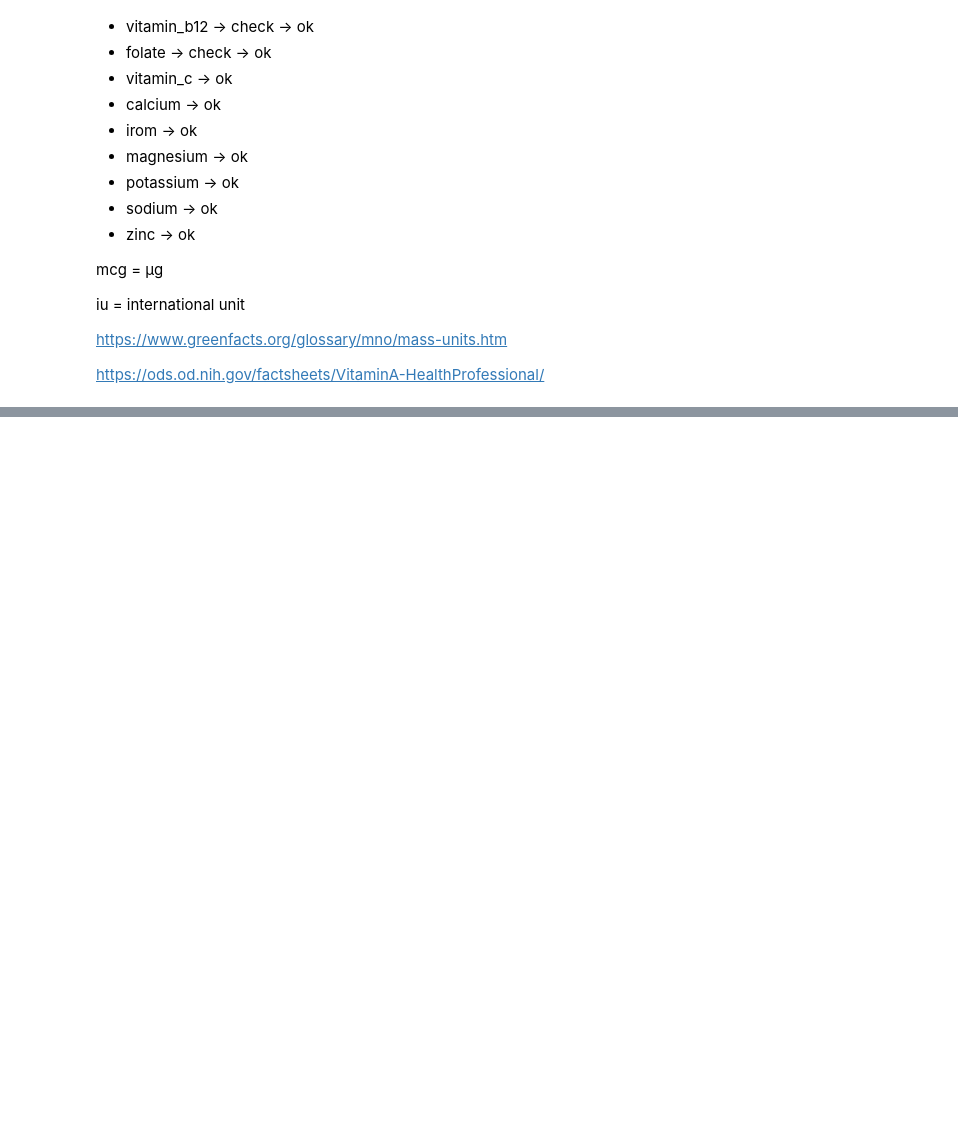
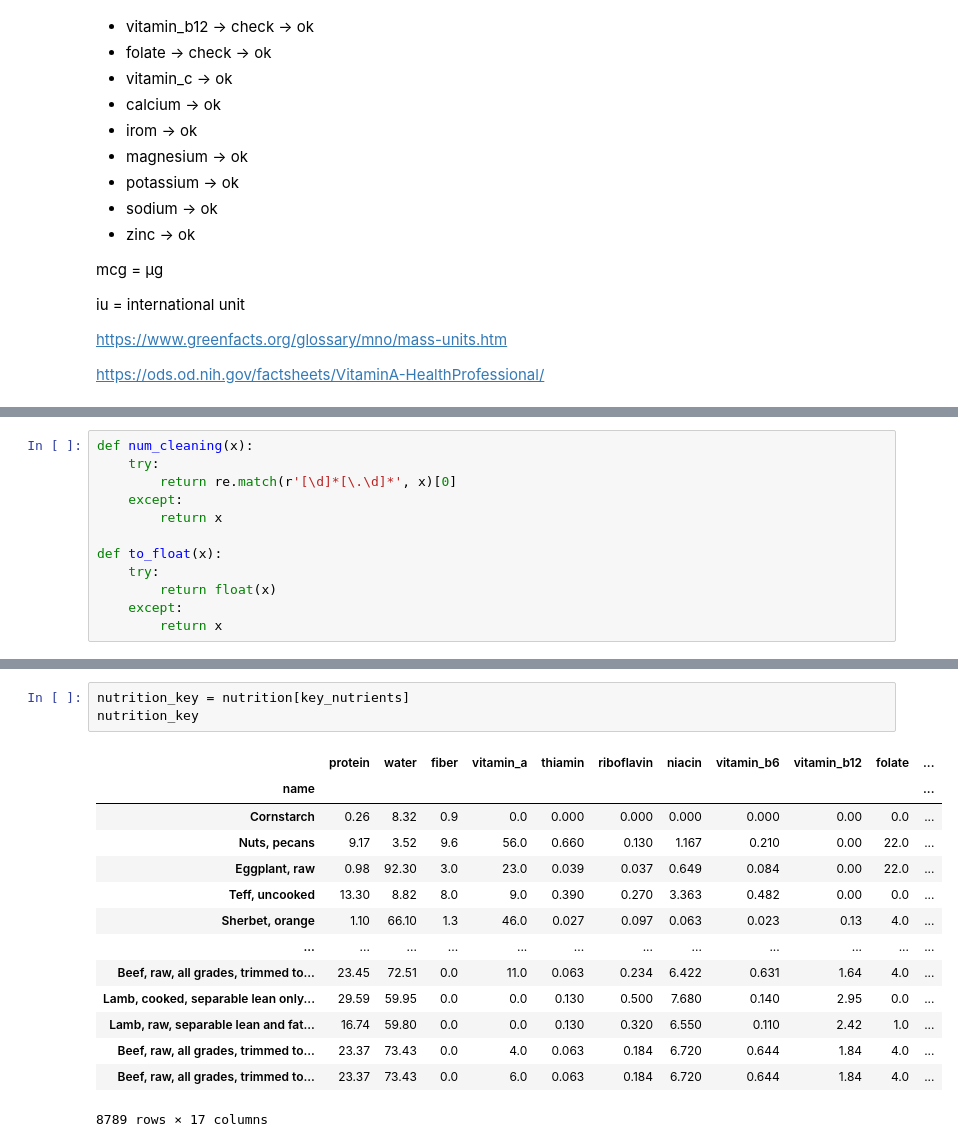
Before and after one commit to Jasc94/thebridge, a Jupyter notebook: 0_Project_EDA/notebooks/nutrition_3.ipynb, the cells around one changed output, grey strips where cells are left out. Drawn from its saved outputs; the diff is of its cells as text; blank space fills up the shorter version.

```diff
--- a/0_Project_EDA/notebooks/nutrition_3.ipynb
+++ b/0_Project_EDA/notebooks/nutrition_3.ipynb
@@ -62,0 +94,12 @@ https://ods.od.nih.gov/factsheets/VitaminA-HealthProfessional/
+# %%
+def num_cleaning(x):
+    try:
+        return re.match(r'[\d]*[\.\d]*', x)[0]
+    except:
+        return x
+
+def to_float(x):
+    try:
+        return float(x)
+    except:
+        return x
@@ -62,0 +228,18 @@ https://ods.od.nih.gov/factsheets/VitaminA-HealthProfessional/
+# %%
+nutrition_key = nutrition[key_nutrients]
+nutrition_key
+# %% [output]
+|  | protein | water | fiber | vitamin_a | thiamin | riboflavin | niacin | vitamin_b6 | vitamin_b12 | folate | ... |
+| name |  |  |  |  |  |  |  |  |  |  | ... |
+| Cornstarch | 0.26 | 8.32 | 0.9 | 0.0 | 0.000 | 0.000 | 0.000 | 0.000 | 0.00 | 0.0 | ... |
+| Nuts, pecans | 9.17 | 3.52 | 9.6 | 56.0 | 0.660 | 0.130 | 1.167 | 0.210 | 0.00 | 22.0 | ... |
+| Eggplant, raw | 0.98 | 92.30 | 3.0 | 23.0 | 0.039 | 0.037 | 0.649 | 0.084 | 0.00 | 22.0 | ... |
+| Teff, uncooked | 13.30 | 8.82 | 8.0 | 9.0 | 0.390 | 0.270 | 3.363 | 0.482 | 0.00 | 0.0 | ... |
+| Sherbet, orange | 1.10 | 66.10 | 1.3 | 46.0 | 0.027 | 0.097 | 0.063 | 0.023 | 0.13 | 4.0 | ... |
+| ... | ... | ... | ... | ... | ... | ... | ... | ... | ... | ... | ... |
+| Beef, raw, all grades, trimmed to... | 23.45 | 72.51 | 0.0 | 11.0 | 0.063 | 0.234 | 6.422 | 0.631 | 1.64 | 4.0 | ... |
+| Lamb, cooked, separable lean only... | 29.59 | 59.95 | 0.0 | 0.0 | 0.130 | 0.500 | 7.680 | 0.140 | 2.95 | 0.0 | ... |
+| Lamb, raw, separable lean and fat... | 16.74 | 59.80 | 0.0 | 0.0 | 0.130 | 0.320 | 6.550 | 0.110 | 2.42 | 1.0 | ... |
+| Beef, raw, all grades, trimmed to... | 23.37 | 73.43 | 0.0 | 4.0 | 0.063 | 0.184 | 6.720 | 0.644 | 1.84 | 4.0 | ... |
+| Beef, raw, all grades, trimmed to... | 23.37 | 73.43 | 0.0 | 6.0 | 0.063 | 0.184 | 6.720 | 0.644 | 1.84 | 4.0 | ... |
+8789 rows × 17 columns
```
Also changed, not shown: parts of 27 cells of this notebook, 3 other files.
